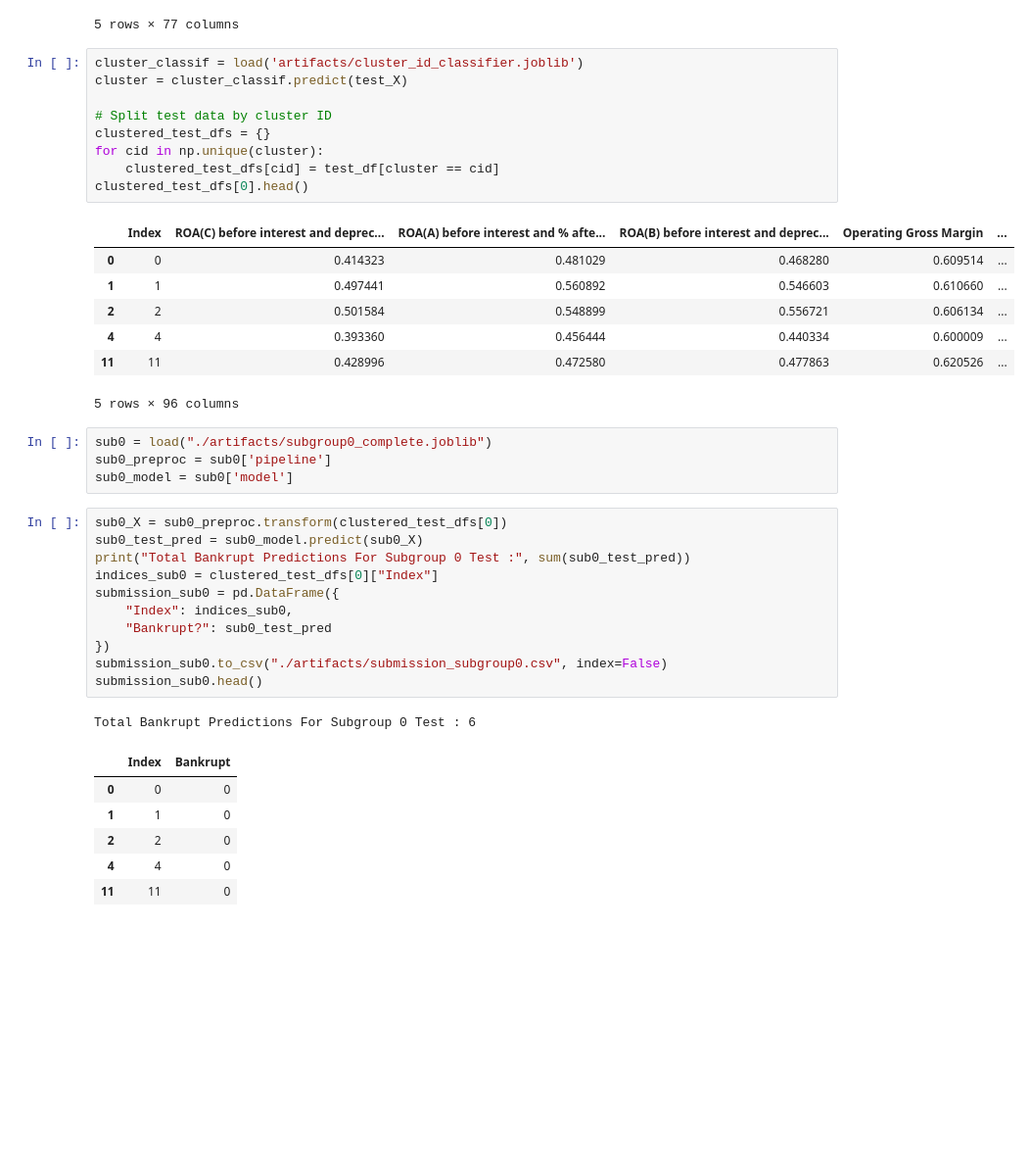
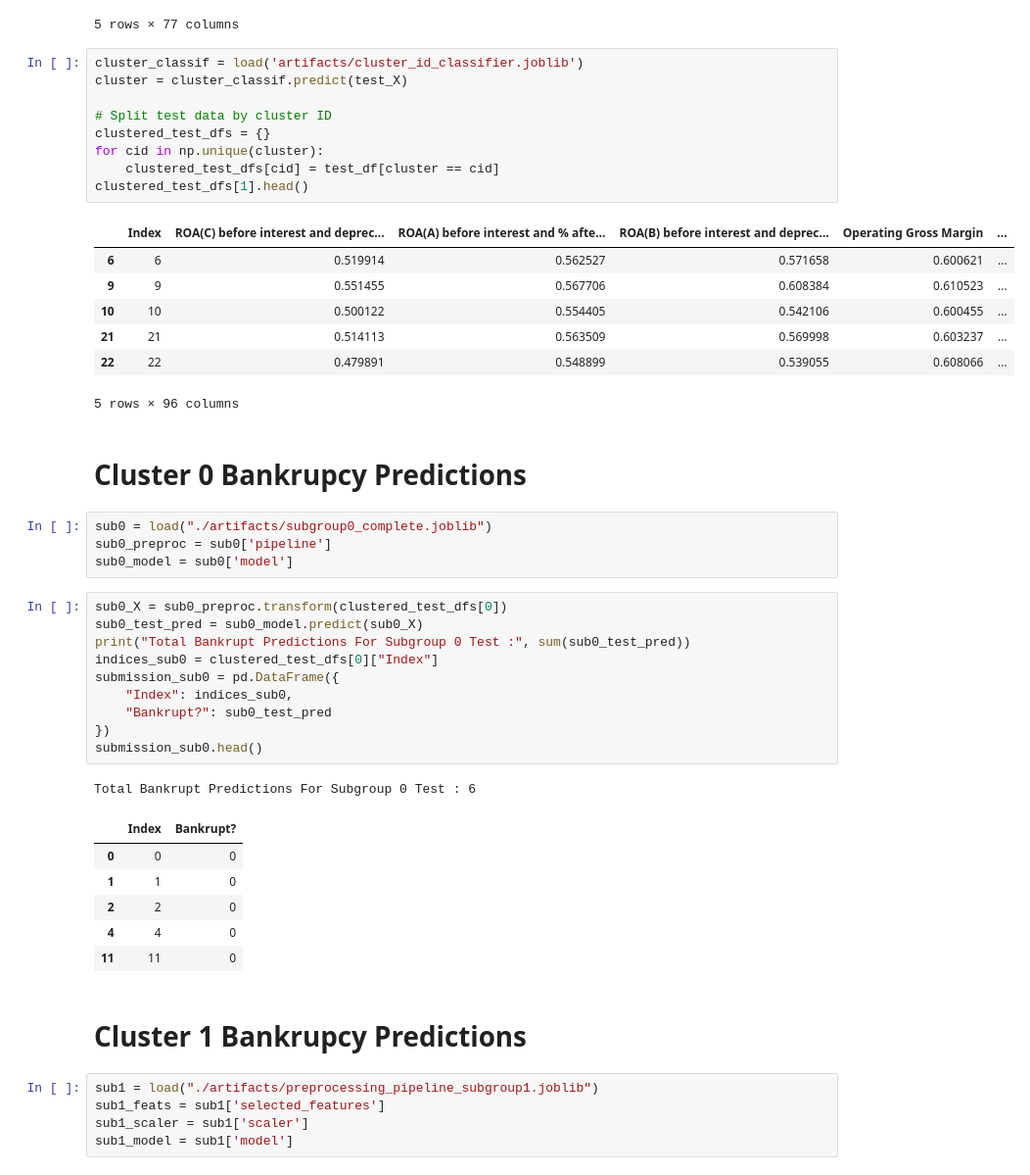
Before and after one commit to 21dhruvp/559-final-proj, a Jupyter notebook: Group6_Generalization.ipynb, the cells around one changed output. Shown at 98% size. Saved outputs shown, nothing was run; the diff lists cells and outputs as text; blank space fills up the shorter version.

Commit message:
Finished Predicting with All Models

```diff
--- a/Group6_Generalization.ipynb
+++ b/Group6_Generalization.ipynb
@@ -219,20 +221,22 @@ pd.DataFrame(test_X).head()
 # %%
 cluster_classif = load('artifacts/cluster_id_classifier.joblib')
 cluster = cluster_classif.predict(test_X)
 
 # Split test data by cluster ID
 clustered_test_dfs = {}
 for cid in np.unique(cluster):
     clustered_test_dfs[cid] = test_df[cluster == cid]
-clustered_test_dfs[0].head()
+clustered_test_dfs[1].head()
 # %% [output]
 |  | Index | ROA(C) before interest and deprec... | ROA(A) before interest and % afte... | ROA(B) before interest and deprec... | Operating Gross Margin | ... |
-| 0 | 0 | 0.414323 | 0.481029 | 0.468280 | 0.609514 | ... |
-| 1 | 1 | 0.497441 | 0.560892 | 0.546603 | 0.610660 | ... |
-| 2 | 2 | 0.501584 | 0.548899 | 0.556721 | 0.606134 | ... |
-| 4 | 4 | 0.393360 | 0.456444 | 0.440334 | 0.600009 | ... |
-| 11 | 11 | 0.428996 | 0.472580 | 0.477863 | 0.620526 | ... |
+| 6 | 6 | 0.519914 | 0.562527 | 0.571658 | 0.600621 | ... |
+| 9 | 9 | 0.551455 | 0.567706 | 0.608384 | 0.610523 | ... |
+| 10 | 10 | 0.500122 | 0.554405 | 0.542106 | 0.600455 | ... |
+| 21 | 21 | 0.514113 | 0.563509 | 0.569998 | 0.603237 | ... |
+| 22 | 22 | 0.479891 | 0.548899 | 0.539055 | 0.608066 | ... |
 5 rows × 96 columns
+# %% [markdown]
+# Cluster 0 Bankrupcy Predictions
 # %%
 sub0 = load("./artifacts/subgroup0_complete.joblib")
 sub0_preproc = sub0['pipeline']
@@ -246,13 +250,19 @@ submission_sub0 = pd.DataFrame({
     "Index": indices_sub0,
     "Bankrupt?": sub0_test_pred
 })
-submission_sub0.to_csv("./artifacts/submission_subgroup0.csv", index=False)
 submission_sub0.head()
 # %% [output]
 Total Bankrupt Predictions For Subgroup 0 Test : 6
-|  | Index | Bankrupt |
+|  | Index | Bankrupt? |
 | 0 | 0 | 0 |
 | 1 | 1 | 0 |
 | 2 | 2 | 0 |
 | 4 | 4 | 0 |
 | 11 | 11 | 0 |
+# %% [markdown]
+# Cluster 1 Bankrupcy Predictions
+# %%
+sub1 = load("./artifacts/preprocessing_pipeline_subgroup1.joblib")
+sub1_feats = sub1['selected_features']
+sub1_scaler = sub1['scaler']
+sub1_model = sub1['model']
```
Also changed, not shown: parts of 10 cells of this notebook, 7 other files.
